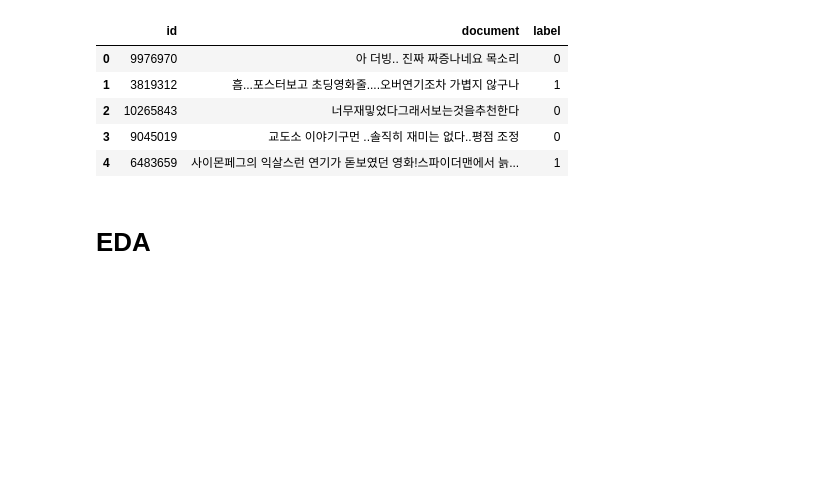
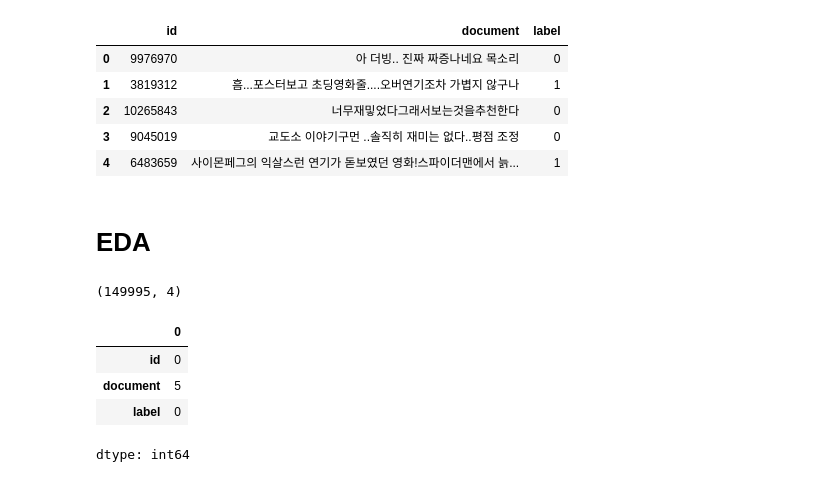
Before and after one commit to rightnow-jw/text_data_analysis, a Jupyter notebook: naver_movie_sentimental_analysis.ipynb, the cells around one changed output. Cells and saved outputs as stored; diff of their text form; code cells hidden in the pictures; blank space fills up the shorter version.

```diff
--- a/naver_movie_sentimental_analysis.ipynb
+++ b/naver_movie_sentimental_analysis.ipynb
@@ -18,3 +18,18 @@ df.head()
 | 4 | 6483659 | 사이몬페그의 익살스런 연기가 돋보였던 영화!스파이더맨에서 늙... | 1 |
 # %% [markdown]
 # EDA
+# %%
+
+# shape
+df .shape
+# %% [output]
+(149995, 4)
+# %%
+#null
+df.isnull().sum()
+# %% [output]
+|  | 0 |
+| id | 0 |
+| document | 5 |
+| label | 0 |
+dtype: int64
```
Also changed, not shown: parts of 14 cells of this notebook.
